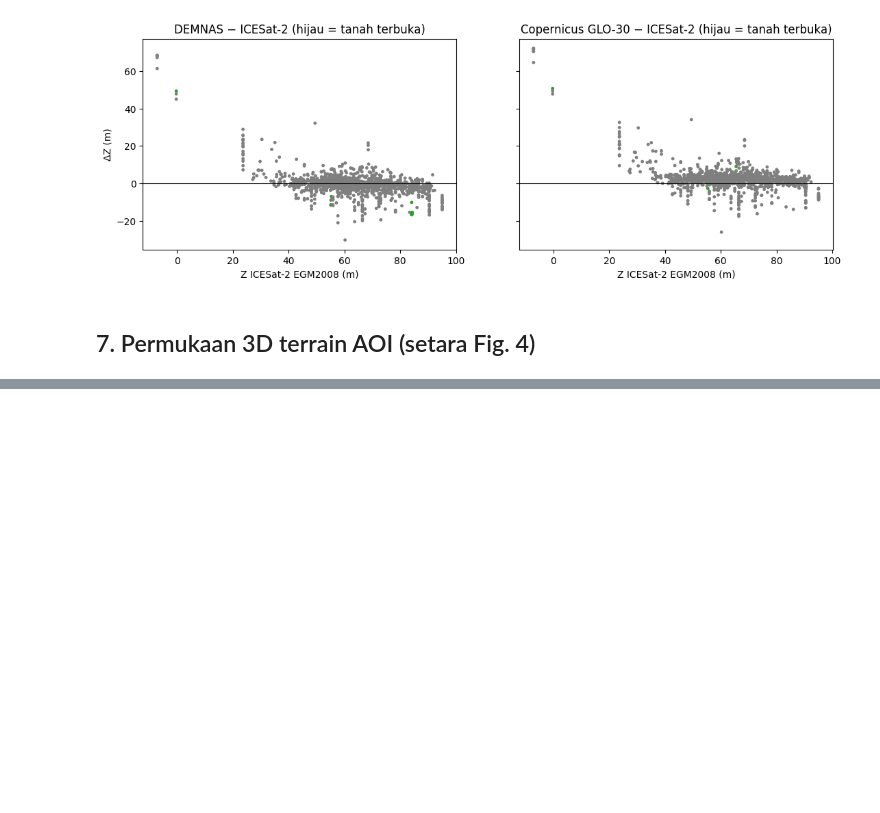
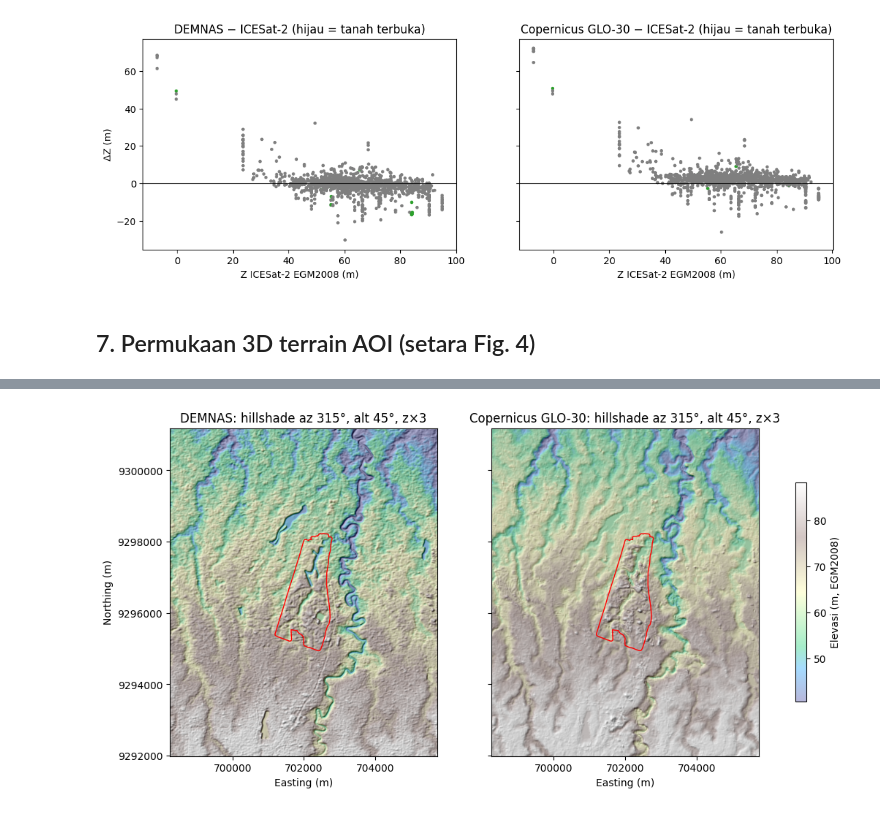
Before and after one commit to Zaki-Fadlan/3d_modeling_GIS_bahan_ajar, a Jupyter notebook: ui3d/notebooks/02_terrain.ipynb, the cells around one changed output, grey strips where cells are left out. Saved outputs shown, nothing was run; the diff lists cells and outputs as text; code cells hidden in the pictures; blank space fills up the shorter version.

```diff
--- a/ui3d/notebooks/02_terrain.ipynb
+++ b/ui3d/notebooks/02_terrain.ipynb
@@ -193,0 +211,20 @@ f3.show()
+# %%
+Z_FACTOR = 3
+hs = {k: hillshade(v, RES, z_factor=Z_FACTOR) for k, v in dems.items()}
+
+ext = (GRID_TR.c, GRID_TR.c + W * RES, GRID_TR.f - H * RES, GRID_TR.f)
+zmin, zmax = np.nanpercentile(dems["DEMNAS"], [2, 98])
+fig, ax = plt.subplots(1, len(dems), figsize=(13, 6.5), sharey=True)
+for a, k in zip(ax, dems):
+    a.imshow(hs[k], cmap="gray", extent=ext, vmin=0, vmax=1)
+    im = a.imshow(dems[k], cmap="terrain", extent=ext, vmin=zmin, vmax=zmax, alpha=0.35)
+    aoi().boundary.plot(ax=a, color="red", lw=1)
+    a.set(title=f"{k}: hillshade az 315°, alt 45°, z×{Z_FACTOR}", xlabel="Easting (m)")
+    a.ticklabel_format(style="plain", useOffset=False)
+    a.xaxis.set_major_locator(plt.MaxNLocator(4))
+ax[0].set_ylabel("Northing (m)")
+fig.colorbar(im, ax=ax, shrink=0.6, label="Elevasi (m, EGM2008)")
+savefig(fig, "fig04b_hillshade.png")
+plt.show()
+# %% [output]
+[figure, added]
```
Also changed, not shown: parts of 4 cells of this notebook, 25 other files.
